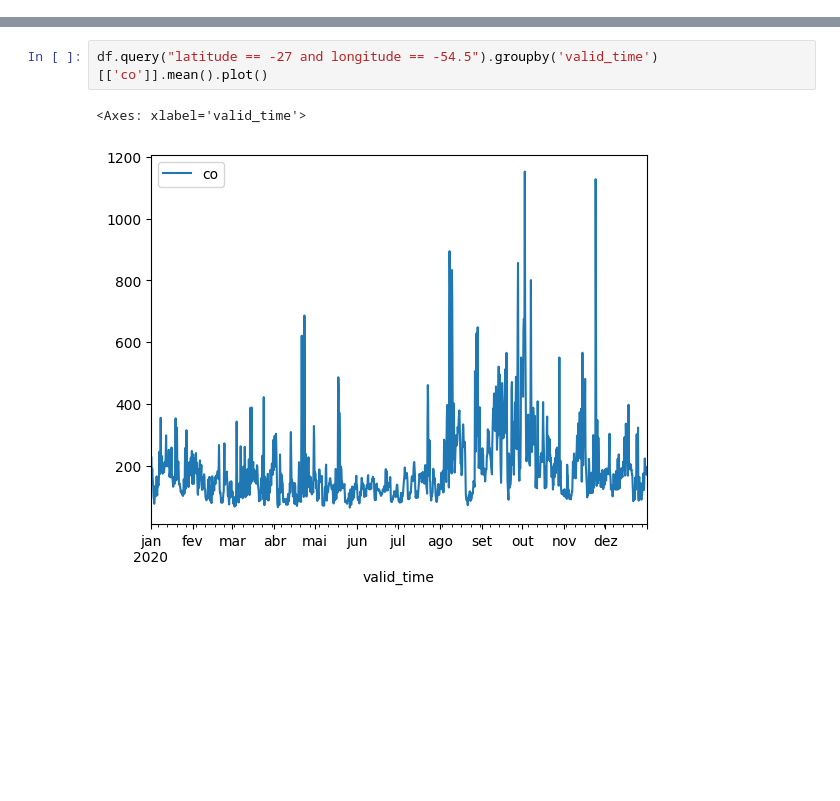
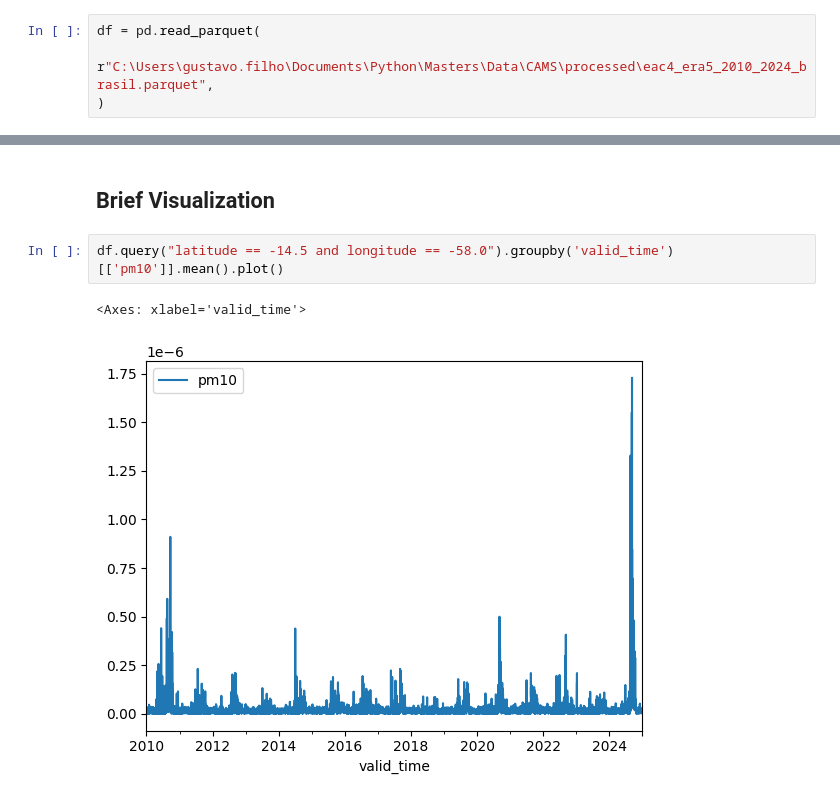
Before and after one commit to Gusmeira/Air-Quality-Neural-Forecast, a Jupyter notebook: Data/CAMS/extraction.ipynb, the cells around one changed output, grey strips where cells are left out. Cells and saved outputs as stored; diff of their text form; blank space fills up the shorter version.

Commit message:
:card_file_box: <data> CAMS EAC4 and ERA5

```diff
--- a/Data/CAMS/extraction.ipynb
+++ b/Data/CAMS/extraction.ipynb
@@ -40,0 +428,4 @@ Name: count, Length: 63, dtype: int64
+# %%
+df = pd.read_parquet(
+    r"C:\Users\gustavo.filho\Documents\Python\Masters\Data\CAMS\processed\eac4_era5_2010_2024_brasil.parquet",
+)
@@ -41,5 +634,7 @@ Name: count, Length: 63, dtype: int64
+# %% [markdown]
+## Brief Visualization
 # %%
-df.query("latitude == -27 and longitude == -54.5").groupby('valid_time')[['co']].mean().plot()
+df.query("latitude == -14.5 and longitude == -58.0").groupby('valid_time')[['pm10']].mean().plot()
 # %% [output]
 <Axes: xlabel='valid_time'>
-[figure, old version]
+[figure, new version]
```
Also changed, not shown: parts of 34 cells of this notebook, 2 other files.
